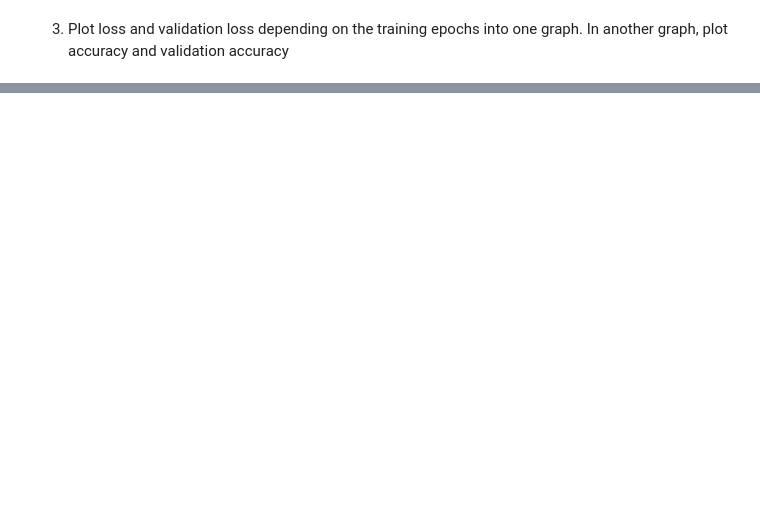
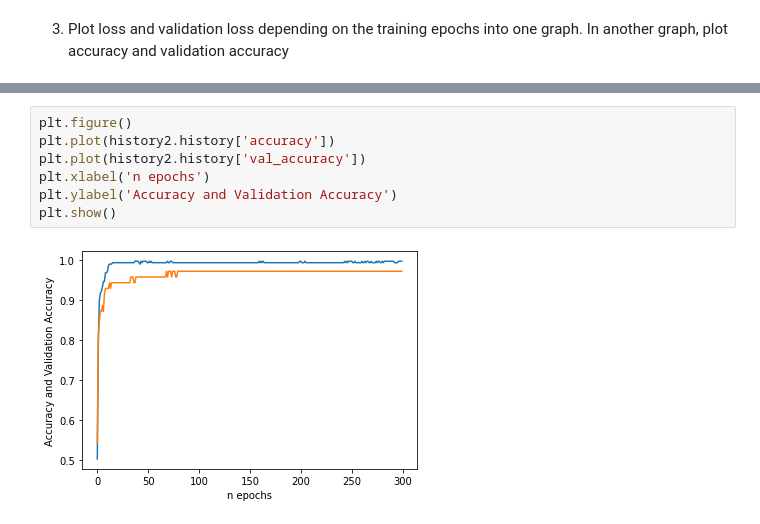
Before and after one commit to tmarcak/MPA-MLF, a Jupyter notebook: PC_5/PC_5.ipynb, the cells around one changed output, grey strips where cells are left out. Drawn from its saved outputs; the diff is of its cells as text; blank space fills up the shorter version.

```diff
--- a/PC_5/PC_5.ipynb
+++ b/PC_5/PC_5.ipynb
@@ -363,0 +420,9 @@ plt.show
+# %%
+plt.figure()
+plt.plot(history2.history['accuracy'])
+plt.plot(history2.history['val_accuracy'])
+plt.xlabel('n epochs')
+plt.ylabel('Accuracy and Validation Accuracy')
+plt.show()
+# %% [output]
+[figure, added]
```
Also changed, not shown: parts of 15 cells of this notebook.
